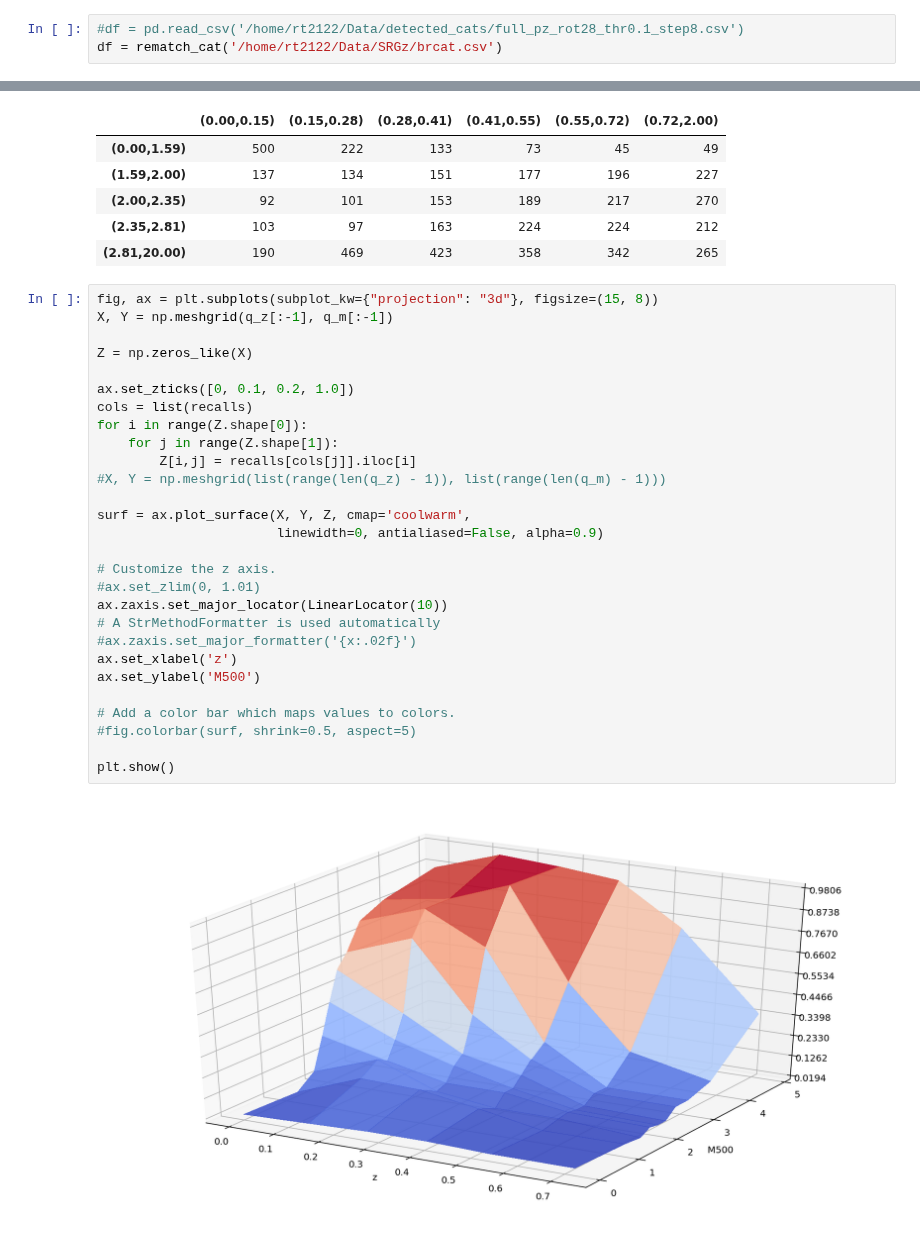
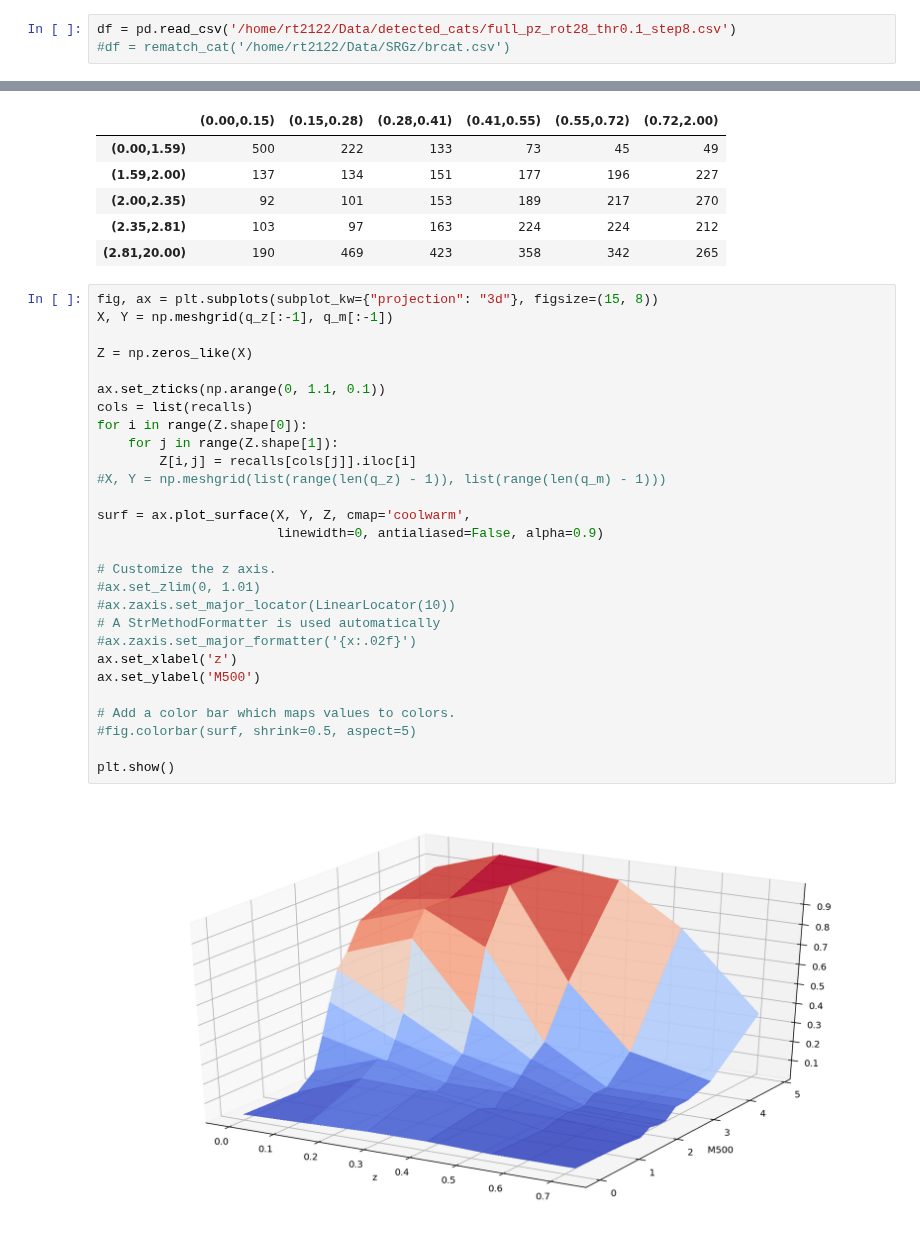
Before and after one commit to rt2122/data-segmentation-2, a Jupyter notebook: visualizations/M500_z_6x5.ipynb, the cells around one changed output, grey strips where cells are left out. Cells and saved outputs as stored; diff of their text form.

```diff
--- a/visualizations/M500_z_6x5.ipynb
+++ b/visualizations/M500_z_6x5.ipynb
@@ -8,5 +8,5 @@ from matplotlib.ticker import LinearLocator
 %config InlineBackend.figure_format = 'retina'
 from DS_detector import rematch_cat
 # %%
-#df = pd.read_csv('/home/rt2122/Data/detected_cats/full_pz_rot28_thr0.1_step8.csv')
-df = rematch_cat('/home/rt2122/Data/SRGz/brcat.csv')
+df = pd.read_csv('/home/rt2122/Data/detected_cats/full_pz_rot28_thr0.1_step8.csv')
+#df = rematch_cat('/home/rt2122/Data/SRGz/brcat.csv')
@@ -218,30 +196,30 @@ nums
 # %%
 fig, ax = plt.subplots(subplot_kw={"projection": "3d"}, figsize=(15, 8))
 X, Y = np.meshgrid(q_z[:-1], q_m[:-1])
 
 Z = np.zeros_like(X)
 
-ax.set_zticks([0, 0.1, 0.2, 1.0])
+ax.set_zticks(np.arange(0, 1.1, 0.1))
 cols = list(recalls)
 for i in range(Z.shape[0]):
     for j in range(Z.shape[1]):
         Z[i,j] = recalls[cols[j]].iloc[i]
 #X, Y = np.meshgrid(list(range(len(q_z) - 1)), list(range(len(q_m) - 1)))
 
 surf = ax.plot_surface(X, Y, Z, cmap='coolwarm',
                        linewidth=0, antialiased=False, alpha=0.9)
 
 # Customize the z axis.
 #ax.set_zlim(0, 1.01)
-ax.zaxis.set_major_locator(LinearLocator(10))
+#ax.zaxis.set_major_locator(LinearLocator(10))
 # A StrMethodFormatter is used automatically
 #ax.zaxis.set_major_formatter('{x:.02f}')
 ax.set_xlabel('z')
 ax.set_ylabel('M500')
 
 # Add a color bar which maps values to colors.
 #fig.colorbar(surf, shrink=0.5, aspect=5)
 
 plt.show()
 # %% [output]
-[figure, old version]
+[figure, new version]
```
Also changed, not shown: parts of 6 cells of this notebook.
